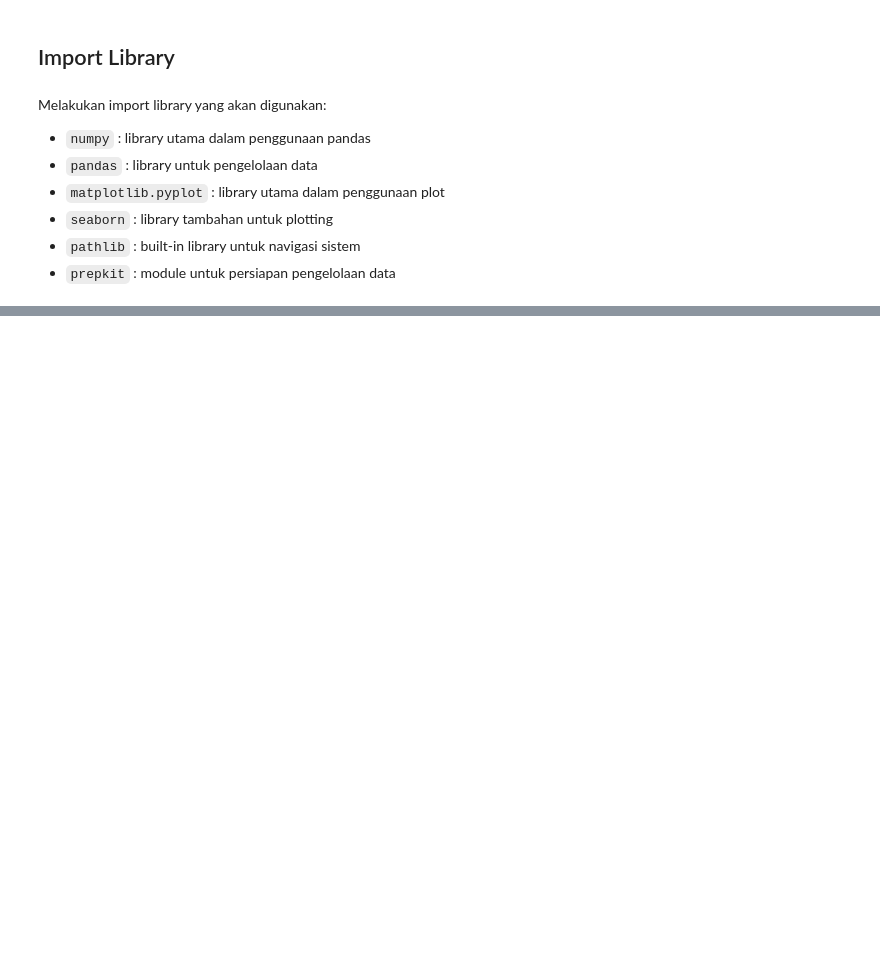
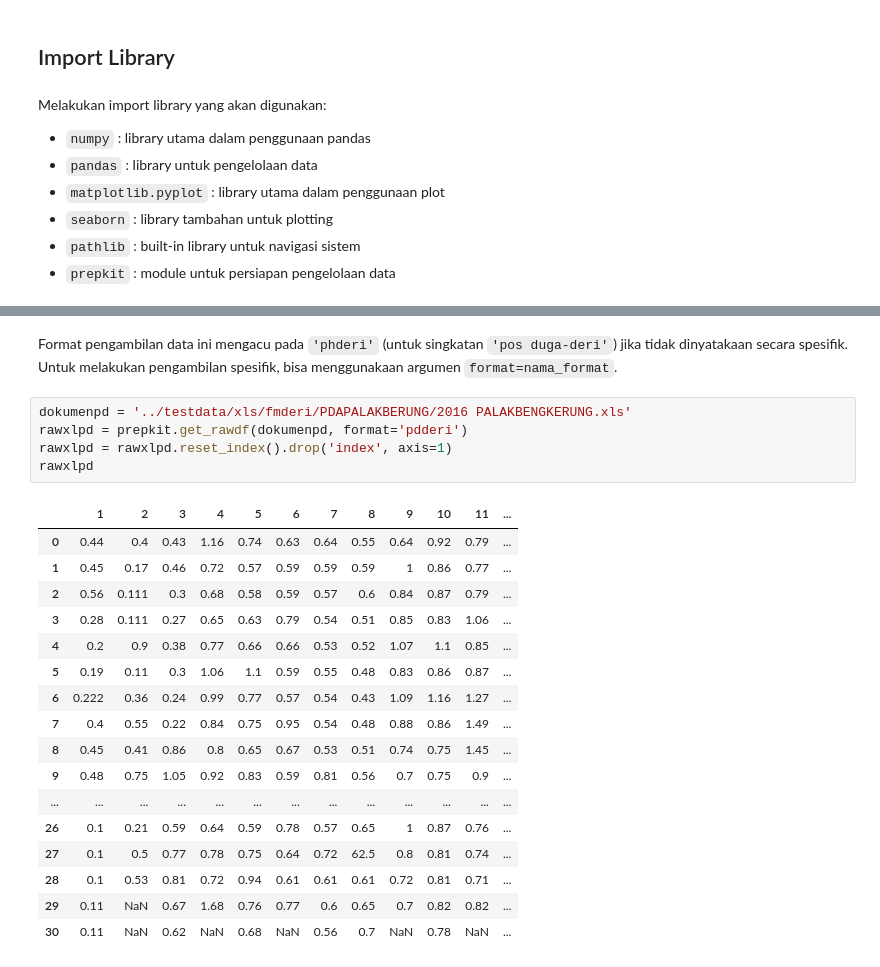
Before and after one commit to hidrokit/hidrokit, a Jupyter notebook: src/Demo Pos Hujan.ipynb, the cells around one changed output, grey strips where cells are left out. Saved outputs shown, nothing was run; the diff lists cells and outputs as text; blank space fills up the shorter version.

```diff
--- a/src/Demo Pos Hujan.ipynb
+++ b/src/Demo Pos Hujan.ipynb
@@ -115,0 +72,25 @@ a
+# %% [markdown]
+ Format pengambilan data ini mengacu pada `'phderi'` (untuk singkatan `'pos duga-deri'`) jika tidak dinyatakaan secara spesifik. Untuk melakukan pengambilan spesifik, bisa menggunakaan argumen `format=nama_format`.
+# %%
+dokumenpd = '../testdata/xls/fmderi/PDAPALAKBERUNG/2016 PALAKBENGKERUNG.xls'
+rawxlpd = prepkit.get_rawdf(dokumenpd, format='pdderi')
+rawxlpd = rawxlpd.reset_index().drop('index', axis=1)
+rawxlpd
+# %% [output]
+|  | 1 | 2 | 3 | 4 | 5 | 6 | 7 | 8 | 9 | 10 | 11 | ... |
+| 0 | 0.44 | 0.4 | 0.43 | 1.16 | 0.74 | 0.63 | 0.64 | 0.55 | 0.64 | 0.92 | 0.79 | ... |
+| 1 | 0.45 | 0.17 | 0.46 | 0.72 | 0.57 | 0.59 | 0.59 | 0.59 | 1 | 0.86 | 0.77 | ... |
+| 2 | 0.56 | 0.111 | 0.3 | 0.68 | 0.58 | 0.59 | 0.57 | 0.6 | 0.84 | 0.87 | 0.79 | ... |
+| 3 | 0.28 | 0.111 | 0.27 | 0.65 | 0.63 | 0.79 | 0.54 | 0.51 | 0.85 | 0.83 | 1.06 | ... |
+| 4 | 0.2 | 0.9 | 0.38 | 0.77 | 0.66 | 0.66 | 0.53 | 0.52 | 1.07 | 1.1 | 0.85 | ... |
+| 5 | 0.19 | 0.11 | 0.3 | 1.06 | 1.1 | 0.59 | 0.55 | 0.48 | 0.83 | 0.86 | 0.87 | ... |
+| 6 | 0.222 | 0.36 | 0.24 | 0.99 | 0.77 | 0.57 | 0.54 | 0.43 | 1.09 | 1.16 | 1.27 | ... |
+| 7 | 0.4 | 0.55 | 0.22 | 0.84 | 0.75 | 0.95 | 0.54 | 0.48 | 0.88 | 0.86 | 1.49 | ... |
+| 8 | 0.45 | 0.41 | 0.86 | 0.8 | 0.65 | 0.67 | 0.53 | 0.51 | 0.74 | 0.75 | 1.45 | ... |
+| 9 | 0.48 | 0.75 | 1.05 | 0.92 | 0.83 | 0.59 | 0.81 | 0.56 | 0.7 | 0.75 | 0.9 | ... |
+| ... | ... | ... | ... | ... | ... | ... | ... | ... | ... | ... | ... | ... |
+| 26 | 0.1 | 0.21 | 0.59 | 0.64 | 0.59 | 0.78 | 0.57 | 0.65 | 1 | 0.87 | 0.76 | ... |
+| 27 | 0.1 | 0.5 | 0.77 | 0.78 | 0.75 | 0.64 | 0.72 | 62.5 | 0.8 | 0.81 | 0.74 | ... |
+| 28 | 0.1 | 0.53 | 0.81 | 0.72 | 0.94 | 0.61 | 0.61 | 0.61 | 0.72 | 0.81 | 0.71 | ... |
+| 29 | 0.11 | NaN | 0.67 | 1.68 | 0.76 | 0.77 | 0.6 | 0.65 | 0.7 | 0.82 | 0.82 | ... |
+| 30 | 0.11 | NaN | 0.62 | NaN | 0.68 | NaN | 0.56 | 0.7 | NaN | 0.78 | NaN | ... |
```
Also changed, not shown: parts of 43 cells of this notebook, 2 other files.
